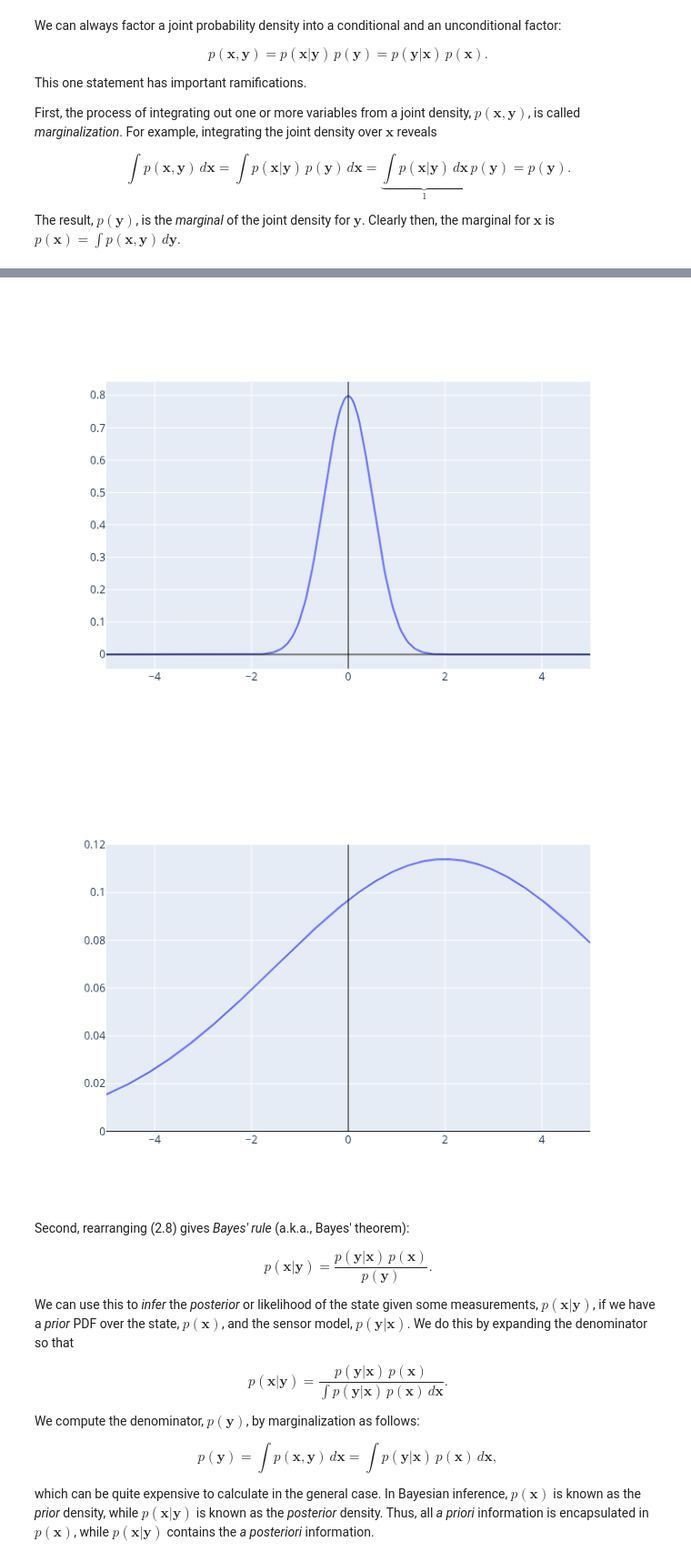
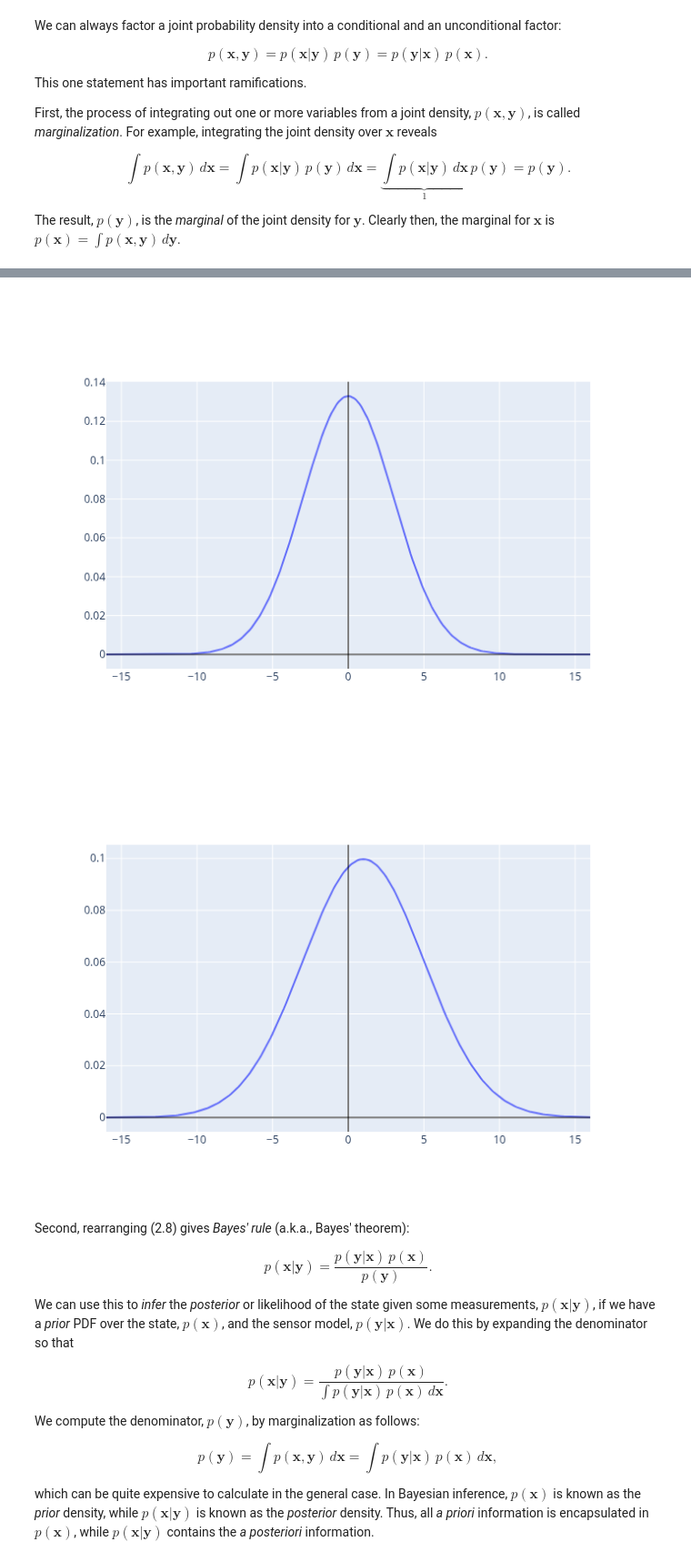
Before and after one commit to oportunitas/state-estimation-for-robotics, a Jupyter notebook: 2.primer-on-probability-theory/1.probability-density-functions/02_marginalization_bayes_rule_inference.ipynb, the cells around one changed output, grey strips where cells are left out. Shown at 91% size. Cells and saved outputs as stored; diff of their text form; code cells hidden in the pictures.

```diff
--- a/2.primer-on-probability-theory/1.probability-density-functions/02_marginalization_bayes_rule_inference.ipynb
+++ b/2.primer-on-probability-theory/1.probability-density-functions/02_marginalization_bayes_rule_inference.ipynb
@@ -53,15 +26,33 @@ if __name__ == '__main__' and '__file__' not in globals():
-# %%
-if __name__ == '__main__' and '__file__' not in globals():
-  px = _marginalize(pxy=pxy, keep='x')
-  _plot_function(px, (-5, 5))
-# %% [output]
-[figure, removed]
-# %%
-if __name__ == '__main__' and '__file__' not in globals():
-  py = _marginalize(pxy=pxy, keep='y')
-  _plot_function(py, (-5, 5))
-# %% [output]
-[figure, removed]
+# %%
+if __name__ == '__main__' and '__file__' not in globals():
+  px_from_pxy = _ContinuousFunction(
+    # p(x)
+    f=(lambda x: (
+      # ∫ p(x, y) dy
+      _ContinuousFunction(
+        f=(lambda y: (
+          pxy(x, y)
+        )), bounds=[(-128.0, 128.0)]
+      ).integrate()
+    )), bounds = [(-128.0, 128.0)]
+  )
+  _plot_function(px_from_pxy)
+
+  py_from_pxy = _ContinuousFunction(
+    # p(y)
+    f=(lambda y: (
+      # ∫ p(x, y) dx
+      _ContinuousFunction(
+        f=(lambda x: (
+          pxy(x, y)
+        )), bounds=[(-128.0, 128.0)]
+      ).integrate()
+    )), bounds=[(-128.0, 128.0)]
+  )
+  _plot_function(py_from_pxy)
+# %% [output]
+[figure, added]
+[figure, added]
 # %% [markdown]
 Second, rearranging (2.8) gives *Bayes' rule* (a.k.a., Bayes' theorem):
 
```
Also changed, not shown: parts of 12 cells of this notebook.
